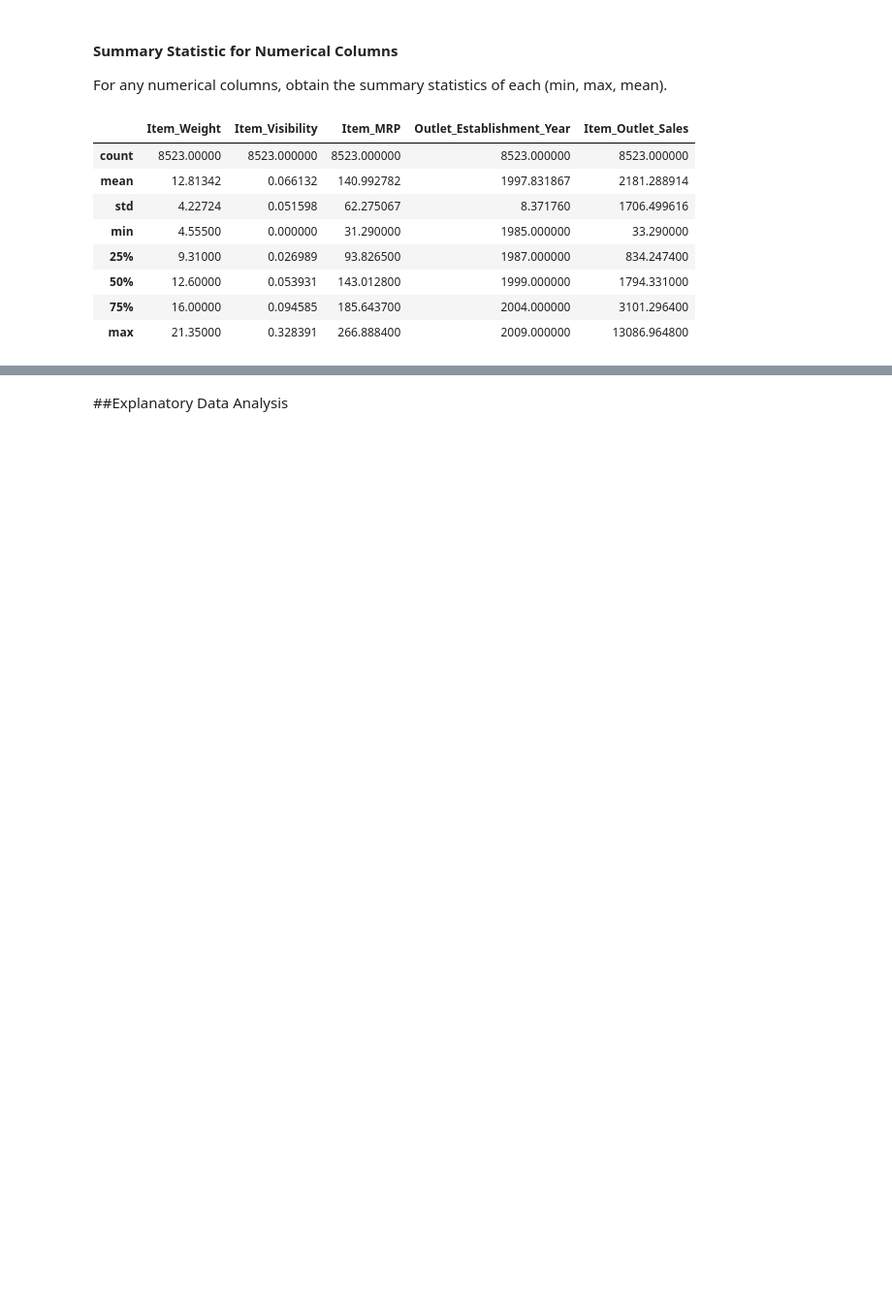
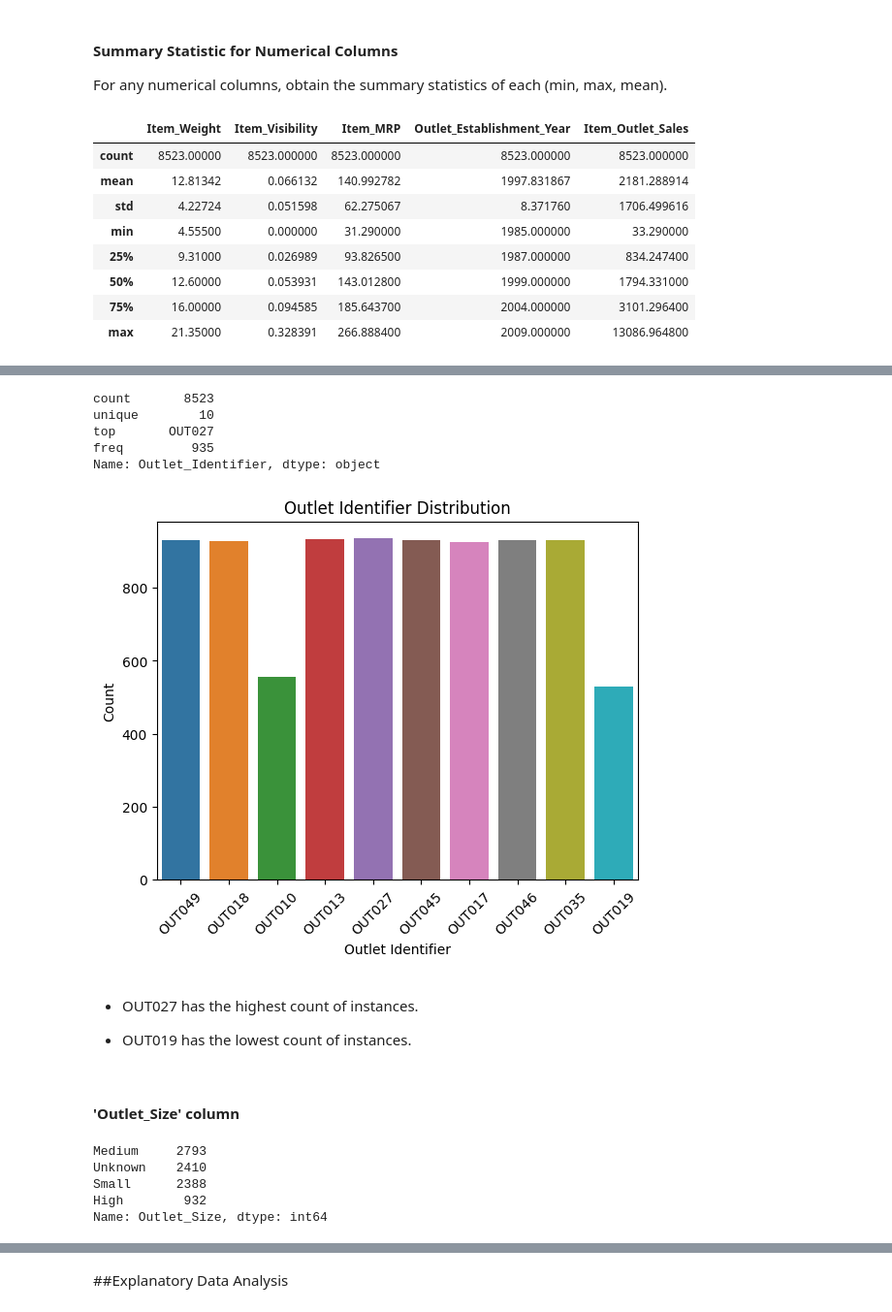
Before and after one commit to patelmedha/Prediction-of-Product-Sales, a Jupyter notebook: PREDICTION_OF_PRODUCT_SALES.ipynb, the cells around one changed output, grey strips where cells are left out. Shown at 97% size. Drawn from its saved outputs; the diff is of its cells as text; code cells hidden in the pictures; blank space fills up the shorter version.

```diff
--- a/PREDICTION_OF_PRODUCT_SALES.ipynb
+++ b/PREDICTION_OF_PRODUCT_SALES.ipynb
@@ -454,0 +547,36 @@ df.describe(include = 'number')
+# %%
+## Display the descriptive statistics for the column
+df['Outlet_Identifier'].describe()
+# %% [output]
+count       8523
+unique        10
+top       OUT027
+freq         935
+Name: Outlet_Identifier, dtype: object
+# %%
+# Define ax using seaborn.countplot()
+ax = sns.countplot(data=df, x = 'Outlet_Identifier')
+#Rotate x-axis to avid overlap
+ax.tick_params(axis='x', rotation = 45)
+#Set title, and axis label name
+ax.set_xlabel('Outlet Identifier')
+ax.set_ylabel('Count')
+ax.set_title('Outlet Identifier Distribution');
+# %% [output]
+[figure, added]
+# %% [markdown]
+- OUT027 has the highest count of instances.
+
+- OUT019 has the lowest count of instances.
+# %% [markdown]
+#### **'Outlet_Size' column**
+# %%
+## Display the value counts for the column
+count_outlet_size = df['Outlet_Size'].value_counts()
+count_outlet_size
+# %% [output]
+Medium     2793
+Unknown    2410
+Small      2388
+High        932
+Name: Outlet_Size, dtype: int64
```
Also changed, not shown: parts of 71 cells of this notebook.
